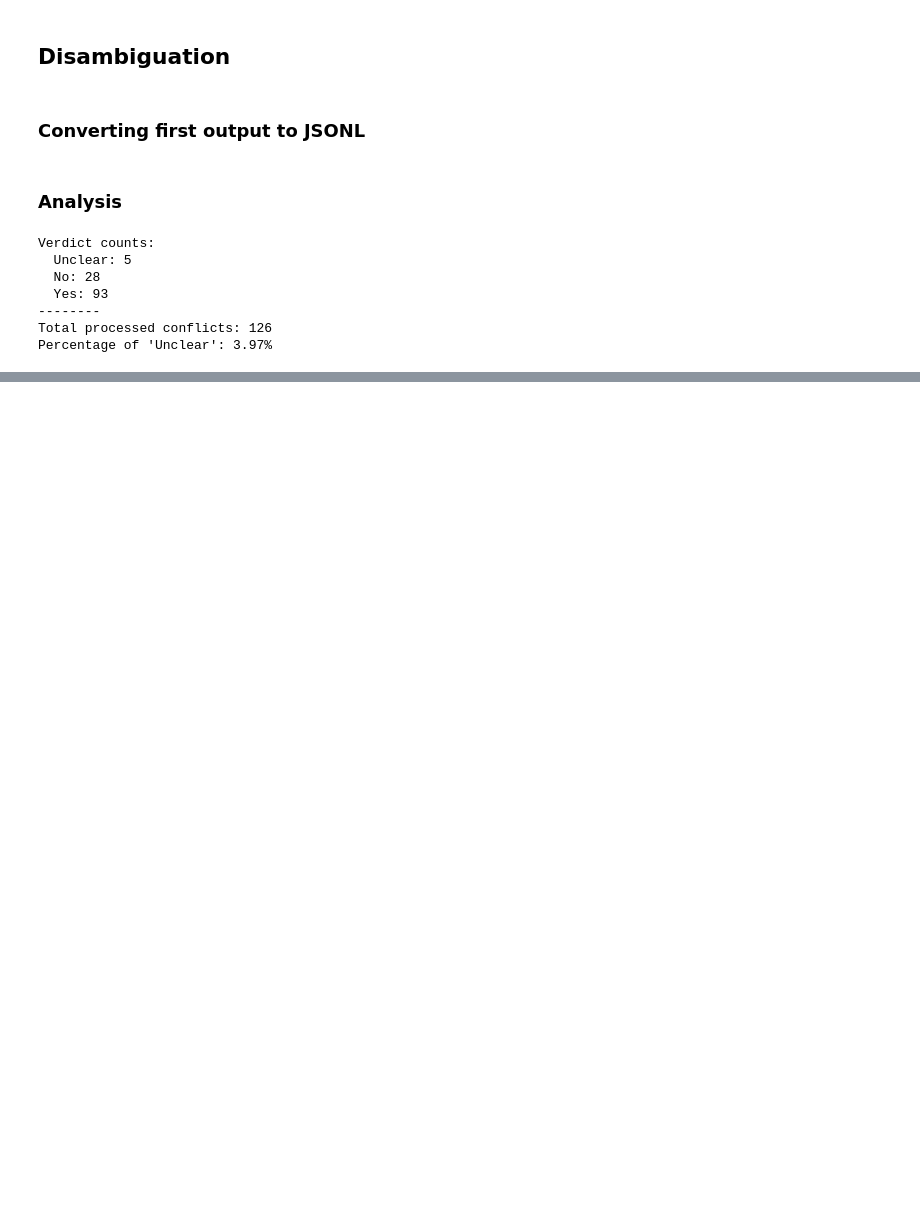
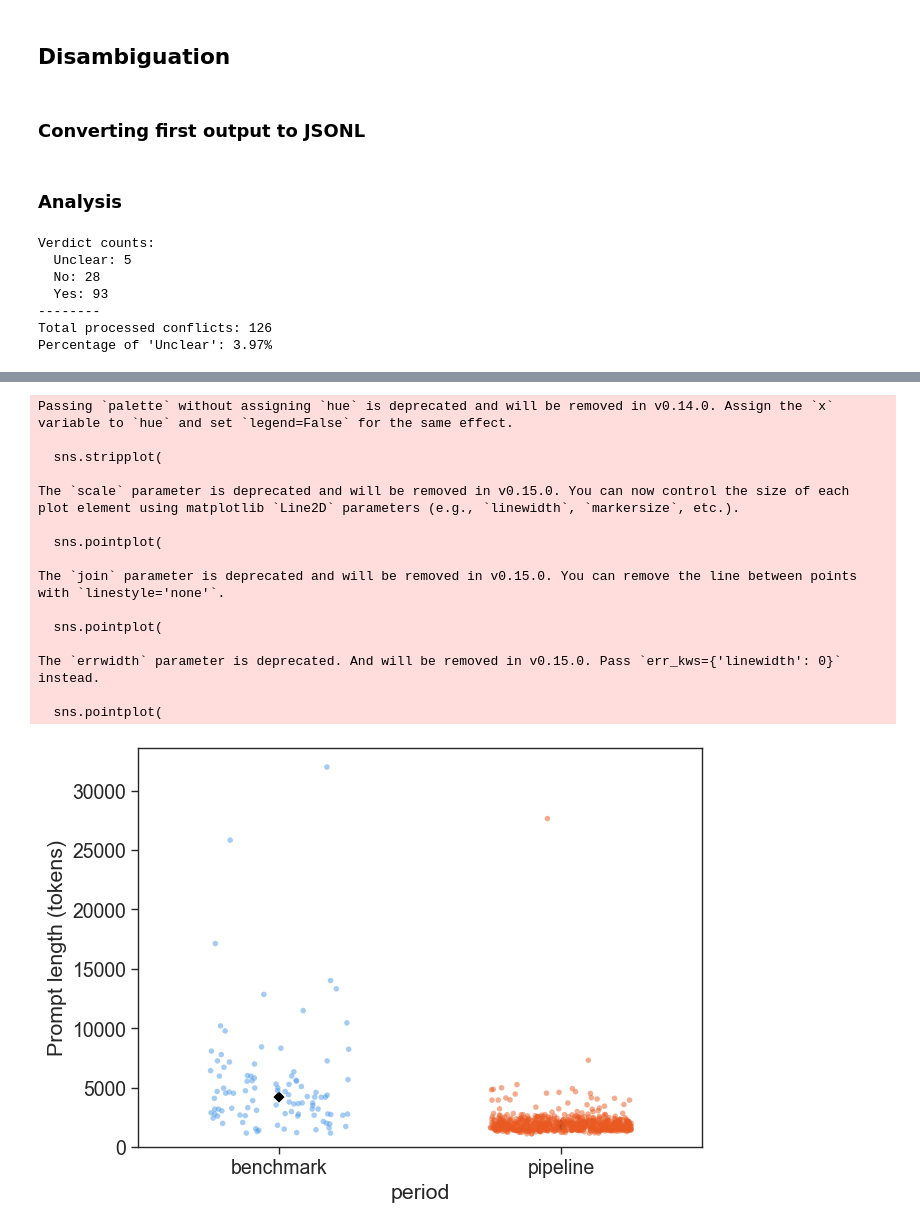
Before and after one commit to inab/research-software-etl, a Jupyter notebook: scripts/data/analysis.ipynb, the cells around one changed output, grey strips where cells are left out. Cells and saved outputs as stored; diff of their text form; code cells hidden in the pictures; blank space fills up the shorter version.

```diff
--- a/scripts/data/analysis.ipynb
+++ b/scripts/data/analysis.ipynb
@@ -74,0 +327,50 @@ Percentage of 'Unclear': 3.97%
+# %%
+# ------------------------------------------------------------------
+# 3)  Scatter / swarm view of every prompt
+sns.set_theme(style="ticks", context="paper", font_scale=1.6)
+
+fig, ax = plt.subplots(figsize=(7, 5))
+
+# stripplot = jittered dots; swap to swarmplot if you prefer non-overlapping dots
+sns.stripplot(
+    data=df_len,
+    x="period", y="tokens_prompt",
+    jitter=0.25,              # horizontal wiggle so dots don’t overlap exactly
+    dodge=False,
+    alpha=0.5,                # a bit transparent so dense areas look darker
+    size=4,
+    palette=["#4C9AE8", "#E95A22"],   # April blue, May orange
+    ax=ax
+)
+
+# overlay a median marker for quick reference (optional)
+sns.pointplot(
+    data=df_len, x="period", y="tokens_prompt",
+    join=False, estimator="median", color="black",
+    markers="D", scale=1.0, errwidth=0, ax=ax
+)
+
+ax.set_ylabel("Prompt length (tokens)")
+title = f""
+ax.set_title(title)
+ax.set_ylim(0, df_len["tokens_prompt"].max() * 1.05)
+
+plt.tight_layout()
+plt.show()
+# %% [output]
+Passing `palette` without assigning `hue` is deprecated and will be removed in v0.14.0. Assign the `x` variable to `hue` and set `legend=False` for the same effect.
+
+  sns.stripplot(
+
+The `scale` parameter is deprecated and will be removed in v0.15.0. You can now control the size of each plot element using matplotlib `Line2D` parameters (e.g., `linewidth`, `markersize`, etc.).
+
+  sns.pointplot(
+
+The `join` parameter is deprecated and will be removed in v0.15.0. You can remove the line between points with `linestyle='none'`.
+
+  sns.pointplot(
+
+The `errwidth` parameter is deprecated. And will be removed in v0.15.0. Pass `err_kws={'linewidth': 0}` instead.
+
+  sns.pointplot(
+[figure, added]
```
Also changed, not shown: parts of 4 cells of this notebook, 15 other files.
